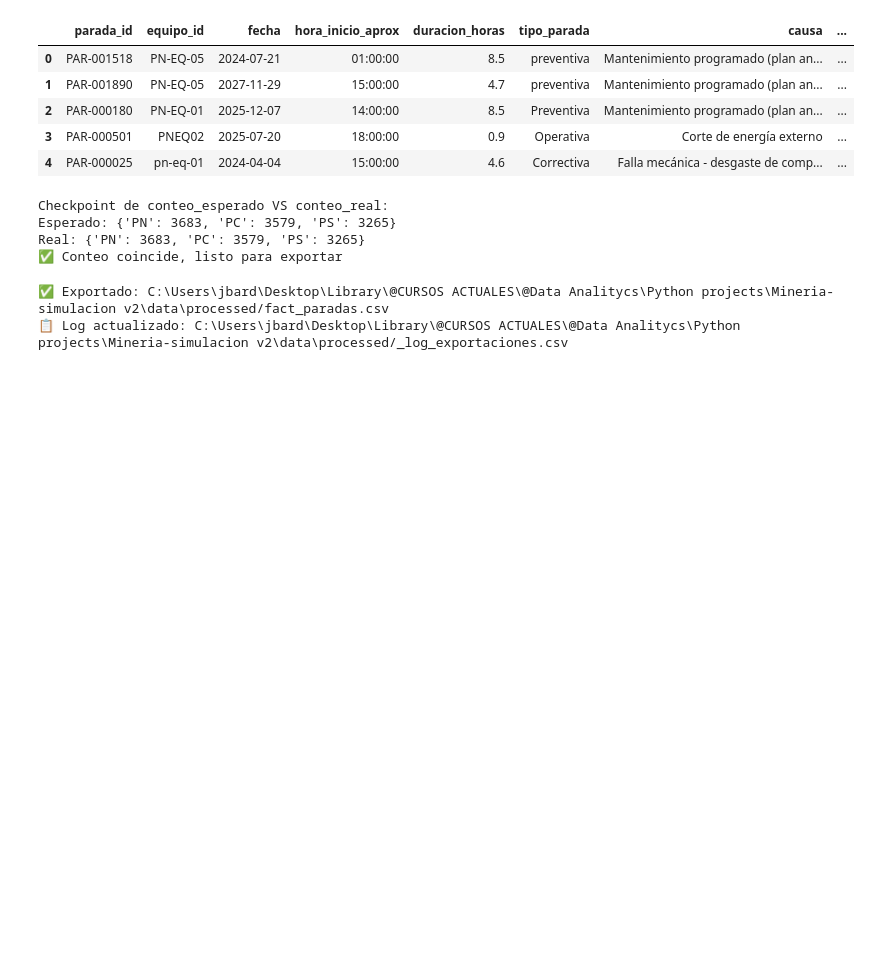
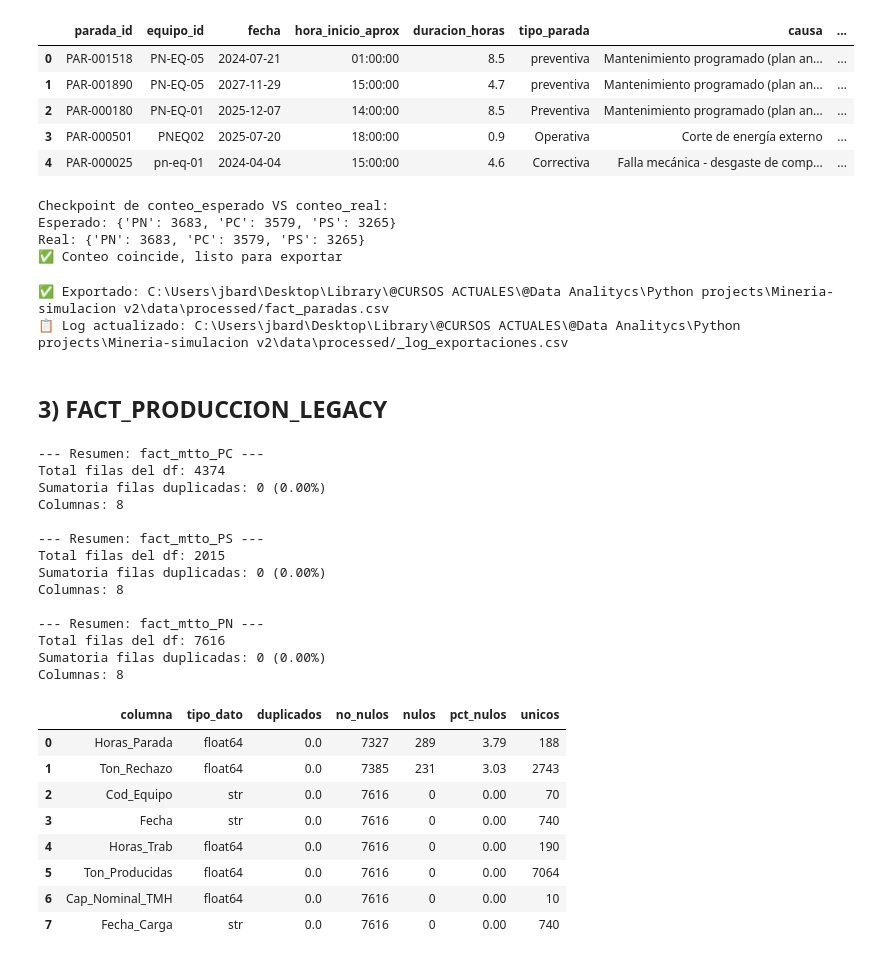
Before and after one commit to josue789a/Mineria-simulacion-v2, a Jupyter notebook: notebooks/Exploracion1.ipynb, the cells around one changed output. Saved outputs shown, nothing was run; the diff lists cells and outputs as text; code cells hidden in the pictures; blank space fills up the shorter version.

Commit message:
3. Carda datos y verifi calidad

```diff
--- a/notebooks/Exploracion1.ipynb
+++ b/notebooks/Exploracion1.ipynb
@@ -744,3 +744,40 @@ print(f"📋 Log actualizado: {ruta_log}")
 # %% [output]
 ✅ Exportado: C:\Users\jbard\Desktop\Library\@CURSOS ACTUALES\@Data Analitycs\Python projects\Mineria-simulacion v2\data\processed/fact_paradas.csv
 📋 Log actualizado: C:\Users\jbard\Desktop\Library\@CURSOS ACTUALES\@Data Analitycs\Python projects\Mineria-simulacion v2\data\processed/_log_exportaciones.csv
+# %% [markdown]
+## 3) FACT_PRODUCCION_LEGACY
+# %%
+directory =  r'C:\Users\jbard\Desktop\Library\@CURSOS ACTUALES\@Data Analitycs\Python projects\Mineria-simulacion v2'
+fact_mtto_PC= pd.read_csv(directory+r'\data\raw\fact_produccion_PC_legacy.csv')
+fact_mtto_PS= pd.read_csv(directory+r'\data\raw\fact_produccion_PS_legacy.csv')
+fact_mtto_PN= pd.read_csv(directory+r'\data\raw\fact_produccion_PN_legacy.csv')
+
+#Dataframes con datos muy sucios, se procede a inspeccionar de forma manual cada uno, proceder de forma masiva no parece ser eficiente
+# %%
+display(reporte_calidad(fact_mtto_PC,nombre_df='fact_mtto_PC'))
+display(reporte_calidad(fact_mtto_PS,nombre_df='fact_mtto_PS'))
+display(reporte_calidad(fact_mtto_PN,nombre_df='fact_mtto_PN'))
+# %% [output]
+--- Resumen: fact_mtto_PC ---
+Total filas del df: 4374
+Sumatoria filas duplicadas: 0 (0.00%)
+Columnas: 8
+
+--- Resumen: fact_mtto_PS ---
+Total filas del df: 2015
+Sumatoria filas duplicadas: 0 (0.00%)
+Columnas: 8
+
+--- Resumen: fact_mtto_PN ---
+Total filas del df: 7616
+Sumatoria filas duplicadas: 0 (0.00%)
+Columnas: 8
+|  | columna | tipo_dato | duplicados | no_nulos | nulos | pct_nulos | unicos |
+| 0 | Horas_Parada | float64 | 0.0 | 7327 | 289 | 3.79 | 188 |
+| 1 | Ton_Rechazo | float64 | 0.0 | 7385 | 231 | 3.03 | 2743 |
+| 2 | Cod_Equipo | str | 0.0 | 7616 | 0 | 0.00 | 70 |
+| 3 | Fecha | str | 0.0 | 7616 | 0 | 0.00 | 740 |
+| 4 | Horas_Trab | float64 | 0.0 | 7616 | 0 | 0.00 | 190 |
+| 5 | Ton_Producidas | float64 | 0.0 | 7616 | 0 | 0.00 | 7064 |
+| 6 | Cap_Nominal_TMH | float64 | 0.0 | 7616 | 0 | 0.00 | 10 |
+| 7 | Fecha_Carga | str | 0.0 | 7616 | 0 | 0.00 | 740 |
```
